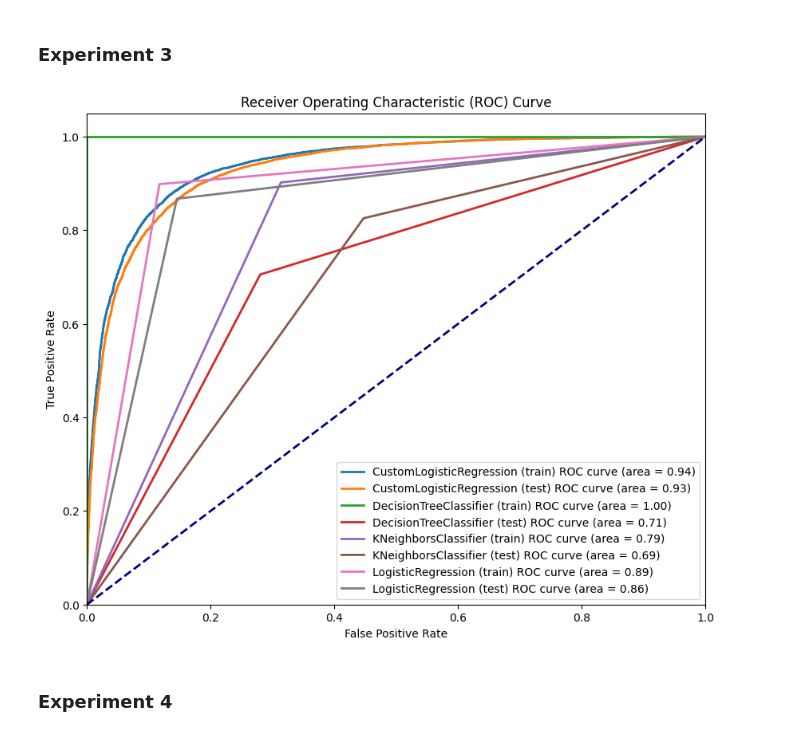
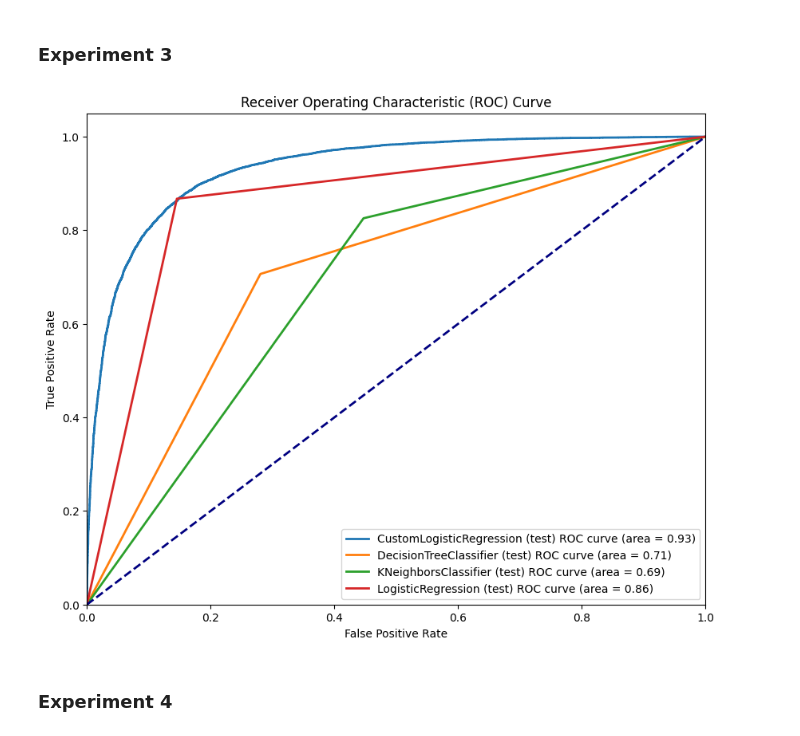
Before and after one commit to ben-jamming/COMP-551, a Jupyter notebook: Assignment-2/data_processing.ipynb, the cells around one changed output. Drawn from its saved outputs; the diff is of its cells as text; code cells hidden in the pictures.

```diff
--- a/Assignment-2/data_processing.ipynb
+++ b/Assignment-2/data_processing.ipynb
@@ -373,35 +405,35 @@ def experiment_three(X_train, y_train, X_test, y_test, top_indices):
     On the same plot as 2, draw ROC curves and report the AUROC
     values of logistic regression and Decision Trees on the
     IMDB data binary classification task
     """
 
     models = [CustomLogisticRegression(learning_rate=0.01, epsilon=1e-5, max_iters=1e4),
               DecisionTreeClassifier(),
               KNeighborsClassifier(),
               LR(C=1/0.01, fit_intercept=True, max_iter=int(1e4), tol=1e-5)] #sklearn logistic regression
     results = {}
     for model in models:
         model.fit(X_train, y_train)
         y_pred_prob_test = model.predict(X_test)
         y_pred_prob_train = model.predict(X_train)
 
         # Compute ROC curve and ROC area for the test set
         fpr_test, tpr_test, _ = roc_curve(y_test, y_pred_prob_test)
         roc_auc_test = auc(fpr_test, tpr_test)
 
         # Compute ROC curve and ROC area for the training set
         fpr_train, tpr_train, _ = roc_curve(y_train, y_pred_prob_train)
         roc_auc_train = auc(fpr_train, tpr_train)
 
-        results[f'{model.__class__.__name__} (train)'] = (fpr_train, tpr_train, roc_auc_train)
+        #results[f'{model.__class__.__name__} (train)'] = (fpr_train, tpr_train, roc_auc_train)
         results[f'{model.__class__.__name__} (test)'] = (fpr_test, tpr_test, roc_auc_test)
 
 
     plot_multiple_roc_curves(results)
 
 experiment_three(X_train_filtered, y_train_binary, X_test_filtered, y_test_binary, top_indices)
 # %% [output]
-[figure, old version]
+[figure, new version]
 # %% [markdown]
 ### Experiment 4 ###
 # %%
```
Also changed, not shown: parts of 4 cells of this notebook.
